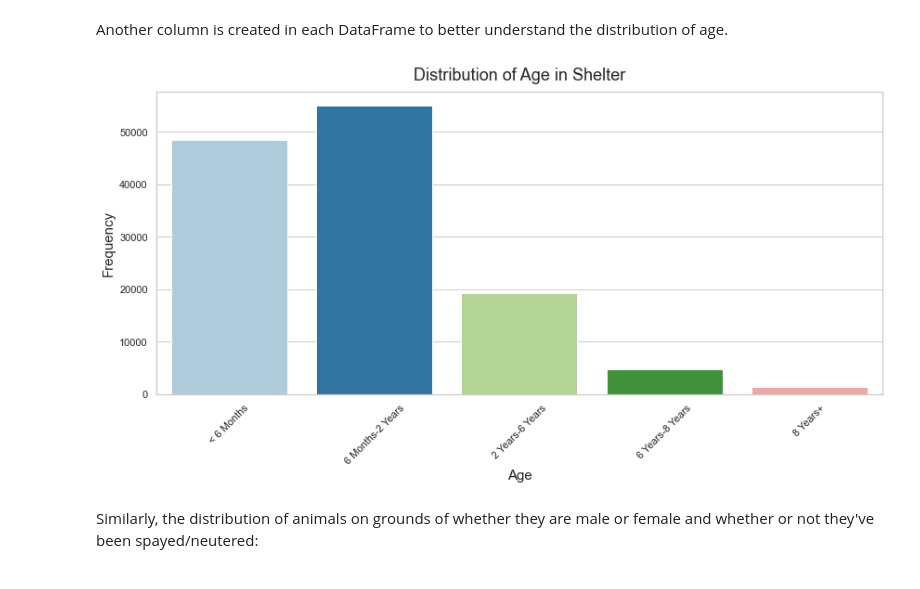
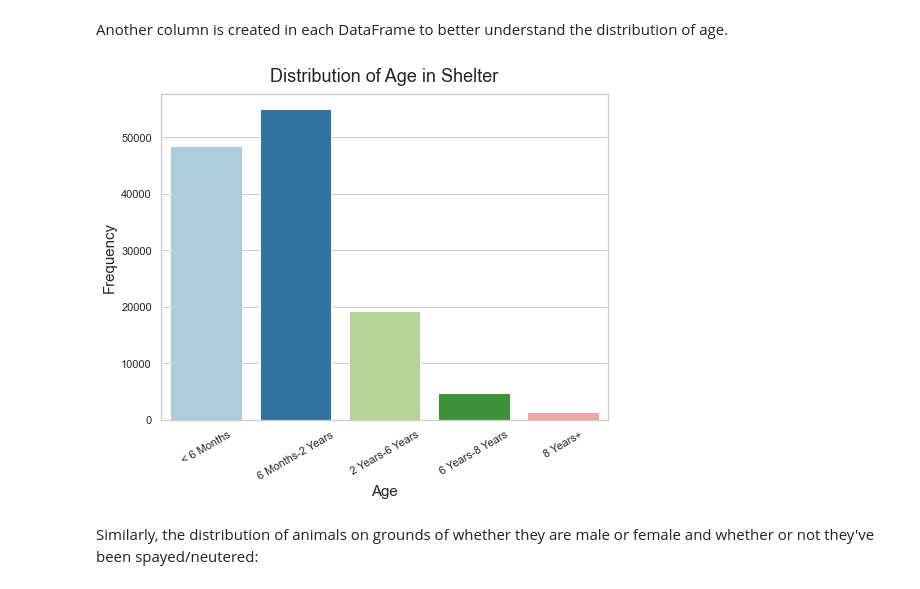
Before and after one commit to bpberry0324/animal_shelter_outcomes, a Jupyter notebook: appendices/appendix_01_preprocessing/02_initial_eda.ipynb, the cells around one changed output. Saved outputs shown, nothing was run; the diff lists cells and outputs as text; code cells hidden in the pictures.

```diff
--- a/appendices/appendix_01_preprocessing/02_initial_eda.ipynb
+++ b/appendices/appendix_01_preprocessing/02_initial_eda.ipynb
@@ -141,17 +141,17 @@ outcomes['age_type'] = pd.cut(outcomes['age_upon_outcome'], bins, labels=names)
 # %%
 sns.set_theme(style="whitegrid")
 
-plt.figure(figsize = (14, 6))
+plt.figure(figsize = (8, 6))
 
 sns.countplot(x=intakes['age_type'],
               data=intakes,
               palette="Paired")
 plt.title('Distribution of Age in Shelter', fontsize = 18, pad = 12)
 plt.xlabel("Age", fontsize = 15)
-plt.xticks(rotation=45)
+plt.xticks(rotation=30)
 plt.ylabel("Frequency",fontsize = 15);
 # %% [output]
-[figure, old version]
+[figure, new version]
 # %% [markdown]
 Similarly, the distribution of animals on grounds of whether they are male or female and whether or not they've been spayed/neutered:
 # %%
```
Also changed, not shown: parts of 1 cell of this notebook, 3 other files.
